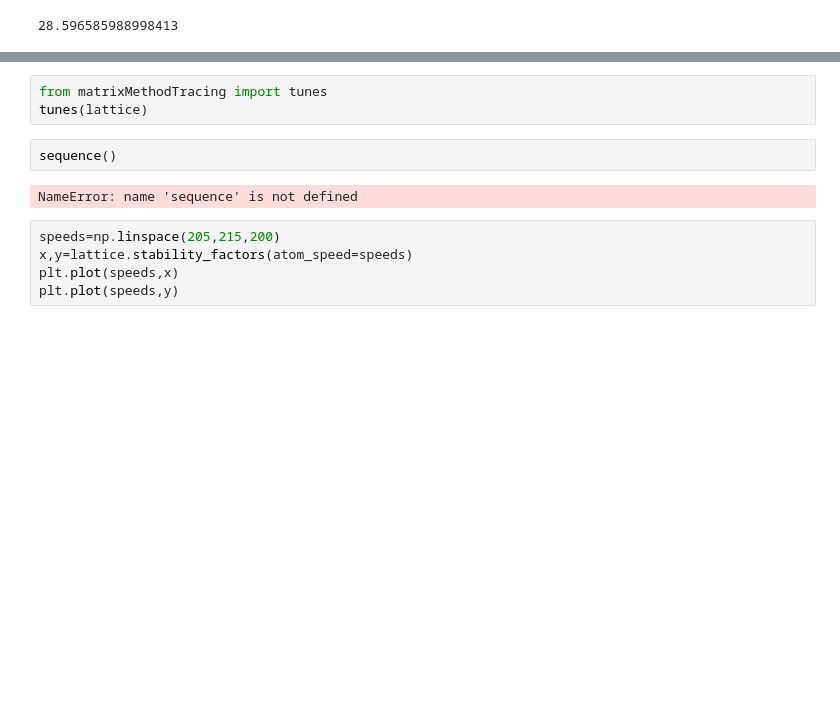
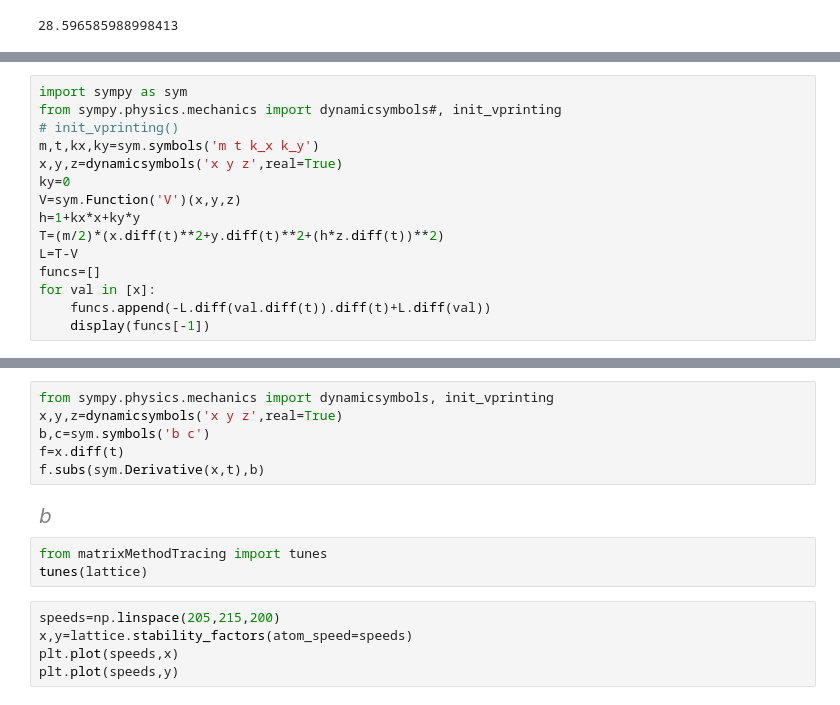
Before and after one commit to BillyTheKidPhysicist/storageRing, a Jupyter notebook: storageRingModel/notebook.ipynb, the cells around one changed output, grey strips where cells are left out. Drawn from its saved outputs; the diff is of its cells as text; blank space fills up the shorter version.

```diff
--- a/storageRingModel/notebook.ipynb
+++ b/storageRingModel/notebook.ipynb
@@ -35,0 +32,15 @@ b=np.array(a)
+# %%
+import sympy as sym
+from sympy.physics.mechanics import dynamicsymbols#, init_vprinting
+# init_vprinting()
+m,t,kx,ky=sym.symbols('m t k_x k_y')
+x,y,z=dynamicsymbols('x y z',real=True)
+ky=0
+V=sym.Function('V')(x,y,z)
+h=1+kx*x+ky*y
+T=(m/2)*(x.diff(t)**2+y.diff(t)**2+(h*z.diff(t))**2)
+L=T-V
+funcs=[]
+for val in [x]:
+    funcs.append(-L.diff(val.diff(t)).diff(t)+L.diff(val))
+    display(funcs[-1])
@@ -36,10 +86,14 @@ b=np.array(a)
+# %%
+from sympy.physics.mechanics import dynamicsymbols, init_vprinting
+x,y,z=dynamicsymbols('x y z',real=True)
+b,c=sym.symbols('b c')
+f=x.diff(t)
+f.subs(sym.Derivative(x,t),b)
+# %% [output]
+[figure, added]
 # %%
 from matrixMethodTracing import tunes
 tunes(lattice)
-# %%
-sequence()
-# %% [output]
-NameError: name 'sequence' is not defined
 # %%
 speeds=np.linspace(205,215,200)
 x,y=lattice.stability_factors(atom_speed=speeds)
```
Also changed, not shown: parts of 6 cells of this notebook, 6 other files.
